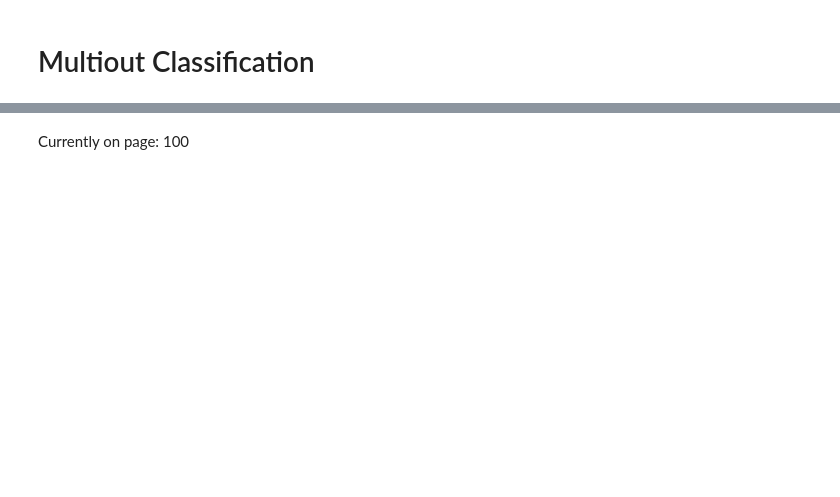
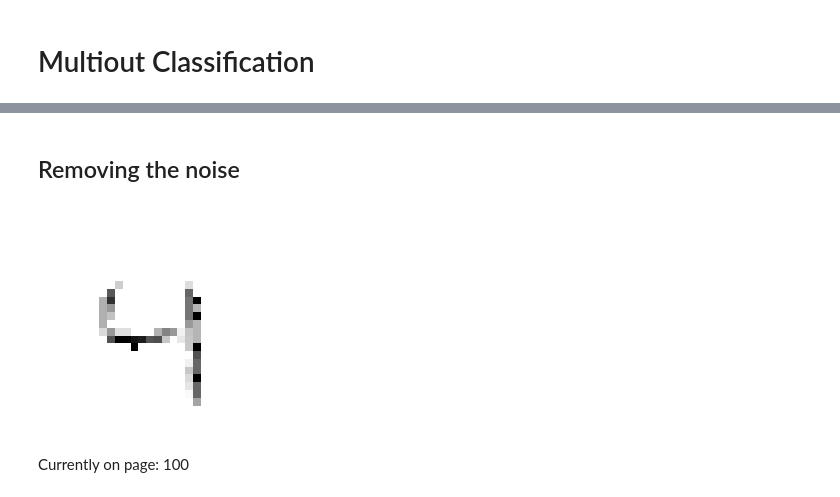
Before and after one commit to ryoiwata/handson-ml, a Jupyter notebook: notebooks/chapter_3_classificaiton.ipynb, the cells around one changed output, grey strips where cells are left out. Cells and saved outputs as stored; diff of their text form; code cells hidden in the pictures; blank space fills up the shorter version.

```diff
--- a/notebooks/chapter_3_classificaiton.ipynb
+++ b/notebooks/chapter_3_classificaiton.ipynb
@@ -629,0 +643,7 @@ f1score(y_multilabel, y_train_knn_pred, average="macro")
+# %%
+noise = np.random.randint(0, 100, (len(X_test), 784))
+# %%
+X_test_mod = X_test + noise
+# %%
+y_train_mod = X_train
+y_test_mod = X_test
@@ -630,2 +666,10 @@ f1score(y_multilabel, y_train_knn_pred, average="macro")
+# %% [markdown]
+## Removing the noise
+# %%
+knn_clf.fit(X_train_mod, y_train_mod)
+clean_digit = knn_clf.predict([X_test_mod[42]])
+plot_digits(clean_digit)
+# %% [output]
+[figure, added]
 # %% [markdown]
 Currently on page: 100
```
Also changed, not shown: parts of 30 cells of this notebook, 1 other file.
